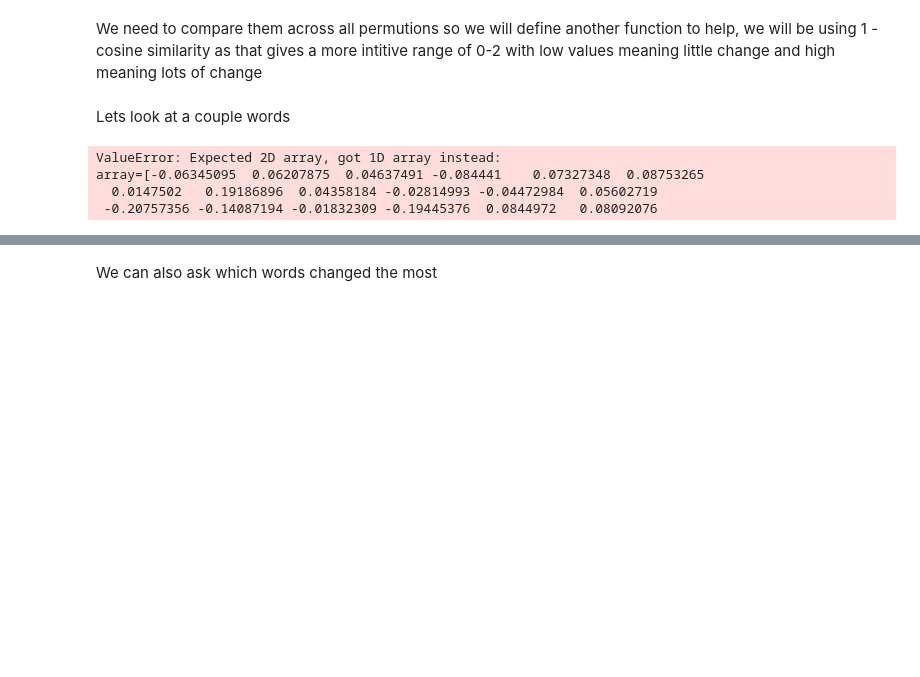
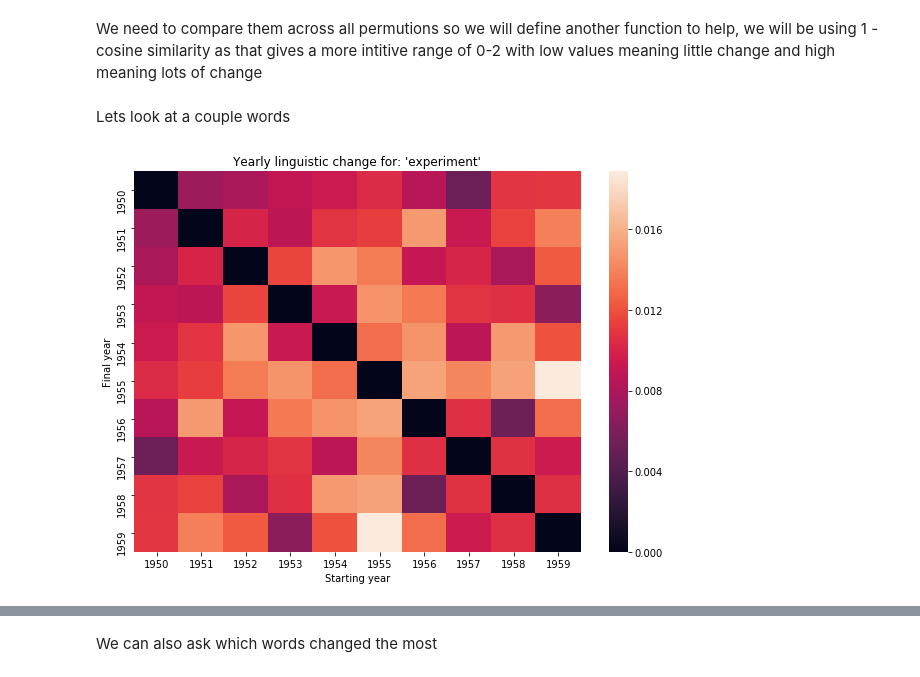
Before and after one commit to zahraamalias/content-analysis-2018, a Jupyter notebook: 4-Word-Embedding/4-Word-Embedding-Supplemental.ipynb, the cells around one changed output, grey strips where cells are left out. Saved outputs shown, nothing was run; the diff lists cells and outputs as text; code cells hidden in the pictures; blank space fills up the shorter version.

```diff
--- a/4-Word-Embedding/4-Word-Embedding-Supplemental.ipynb
+++ b/4-Word-Embedding/4-Word-Embedding-Supplemental.ipynb
@@ -323,24 +341,21 @@ def getDivergenceDF(word, embeddingsDict):
     for cat in cats:
         dists[cat] = []
         for embed in embeddingsDict[cat][1:]:
-            dists[cat].append(np.abs(1 - sklearn.metrics.pairwise.cosine_similarity(embeddingsDict[cat][0][word],
-                                                                             embed[word])[0,0]))
+            dists[cat].append(np.abs(1 - sklearn.metrics.pairwise.cosine_similarity(np.expand_dims(embeddingsDict[cat][0][word], axis=0),
+                                                                             np.expand_dims(embed[word], axis =0))[0,0]))
     return pandas.DataFrame(dists, index = cats)
 # %% [markdown]
 Lets look at a couple words
 # %%
-targetWord = 'breast'
+targetWord = 'experiment'
 
 pltDF = getDivergenceDF(targetWord, comparedEmbeddings)
 fig, ax = plt.subplots(figsize = (10, 7))
 seaborn.heatmap(pltDF, ax = ax, annot = False) #set annot True for a lot more information
 ax.set_xlabel("Starting year")
 ax.set_ylabel("Final year")
 ax.set_ylabel("Final year")
 ax.set_title("Yearly linguistic change for: '{}'".format(targetWord))
 plt.show()
 # %% [output]
-ValueError: Expected 2D array, got 1D array instead:
-array=[-0.06345095  0.06207875  0.04637491 -0.084441    0.07327348  0.08753265
-  0.0147502   0.19186896  0.04358184 -0.02814993 -0.04472984  0.05602719
- -0.20757356 -0.14087194 -0.01832309 -0.19445376  0.0844972   0.08092076
+[figure, added]
```
Also changed, not shown: parts of 34 cells of this notebook, 1 other file.
